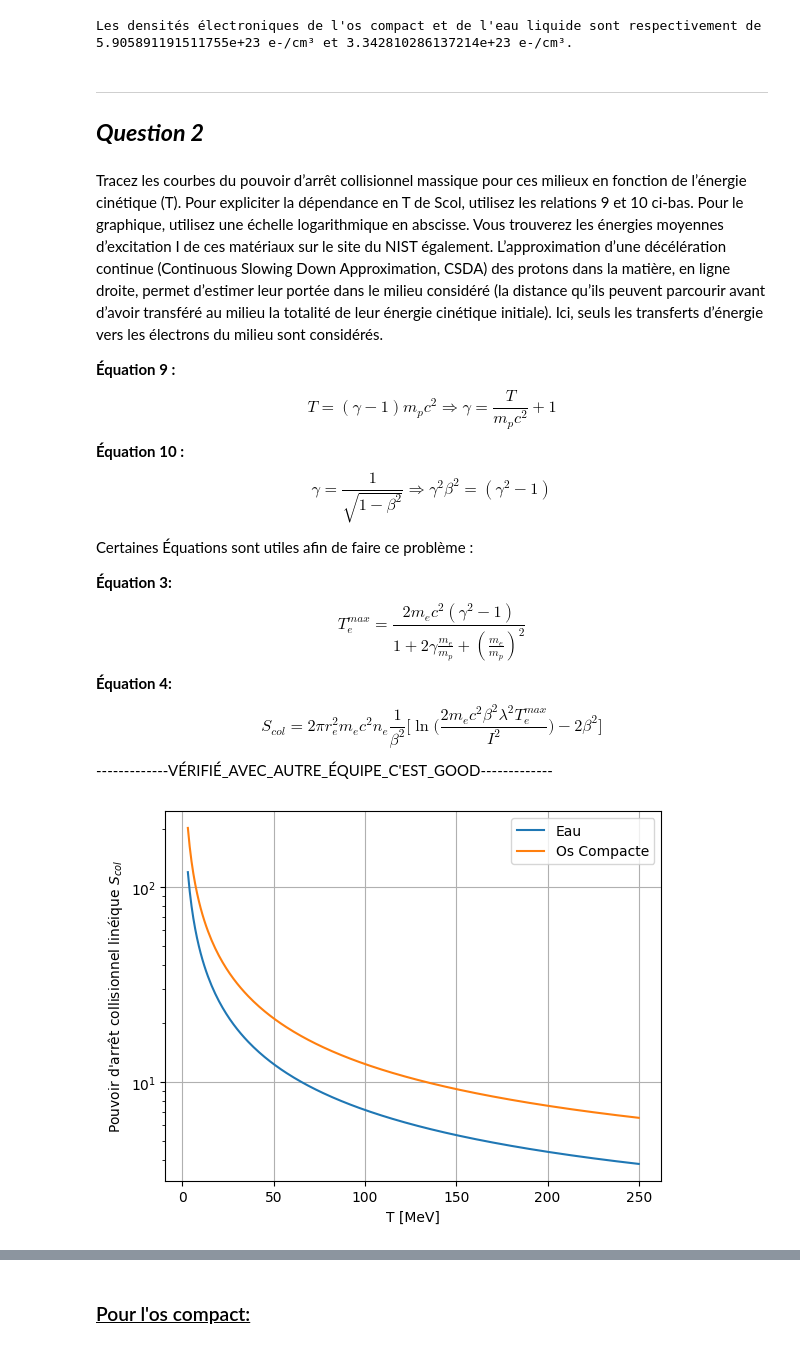
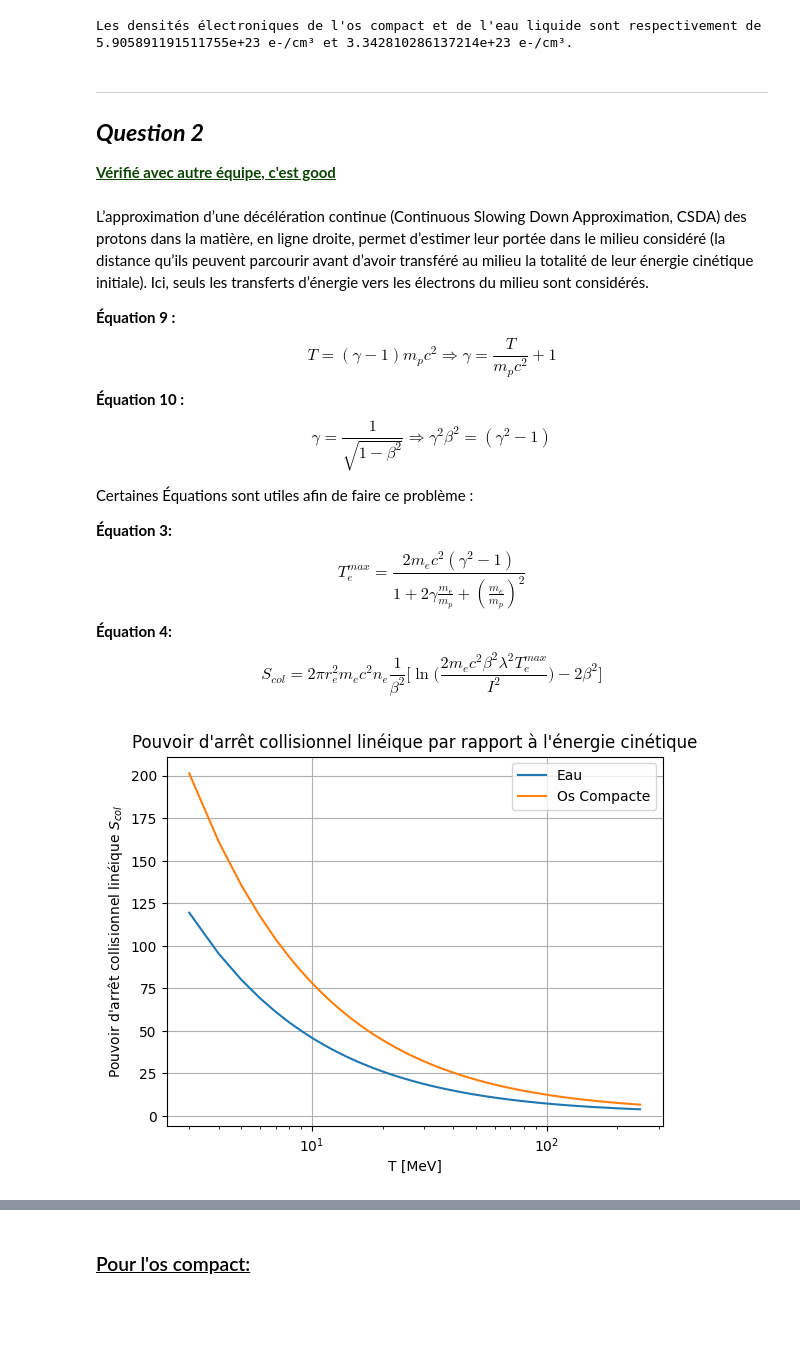
Before and after one commit to craqu/TP_PhysNum, a Jupyter notebook: TP1_AntoineVeillette_EmilePoirier_MichaelHudon.ipynb, the cells around one changed output, grey strips where cells are left out. Drawn from its saved outputs; the diff is of its cells as text; code cells hidden in the pictures; blank space fills up the shorter version.

```diff
--- a/TP1_AntoineVeillette_EmilePoirier_MichaelHudon.ipynb
+++ b/TP1_AntoineVeillette_EmilePoirier_MichaelHudon.ipynb
@@ -53,8 +52,9 @@ Les densités électroniques de l'os compact et de l'eau liquide sont respective
 <hr style="border-color:#D4D4D4">
 
 ## ***Question 2***
+**<span style="color:#0C4504"><ins>Vérifié avec autre équipe, c'est good</ins></span>**
 # %% [markdown]
-Tracez les courbes du pouvoir d’arrêt collisionnel massique pour ces milieux en fonction de l’énergie cinétique (T). Pour expliciter la dépendance en T de Scol, utilisez les relations 9 et 10 ci-bas. Pour le graphique, utilisez une échelle logarithmique en abscisse. Vous trouverez les énergies moyennes d’excitation I de ces matériaux sur le site du NIST également. L’approximation d’une décélération continue (Continuous Slowing Down Approximation, CSDA) des protons dans la matière, en ligne droite, permet d’estimer leur portée dans le milieu considéré (la distance qu’ils peuvent parcourir avant d’avoir transféré au milieu la totalité de leur énergie cinétique initiale). Ici, seuls les transferts d’énergie vers les électrons du milieu sont considérés.
+L’approximation d’une décélération continue (Continuous Slowing Down Approximation, CSDA) des protons dans la matière, en ligne droite, permet d’estimer leur portée dans le milieu considéré (la distance qu’ils peuvent parcourir avant d’avoir transféré au milieu la totalité de leur énergie cinétique initiale). Ici, seuls les transferts d’énergie vers les électrons du milieu sont considérés.
 
 **Équation 9 :**
 $$
@@ -76,7 +76,6 @@ $$
 $$
 S_{col} = 2\pi r_e^2 m_e c^2 n_e \frac{1}{\beta^2} \big[\ln\big(\frac{2 m_e c^2 \beta^2 \lambda^2 T_e^{max}}{I^2}\big) - 2 \beta^2\big]
 $$
--------------VÉRIFIÉ_AVEC_AUTRE_ÉQUIPE_C'EST_GOOD-------------
 # %%
 def gamma(T):   # Implémentation de l'équation 9.
     gamma = T/(m_p*c**2) + 1
@@ -90,35 +89,36 @@ def t_max(T):   # implémentation de l'équation 3.
     t_max = (2*m_e*c**2 * (gamma(T)**2 - 1))/(1 + 2*(m_e/m_p)*gamma(T) + (m_e/m_p)**2)
     return t_max
 
 def s_col(T, n_e, I_MeV):   # implémentation de l'équation 4.
     constant = 2 * np.pi * r_e**2 * m_e * c**2 * n_e
     s_col = constant * (1/beta(T)**2) * (np.log(2*m_e*c**2*beta(T)**2*t_max(T)/I_MeV**2) - 2*beta(T)**2)
     return s_col
 
 SCol_bone = partial(s_col, n_e=n_e_bone, I_MeV=I_bone)      # définition du pouvoir d'arrêt collisionnel pour l'os compact.
 
 SCol_water = partial(s_col, n_e=n_e_water, I_MeV=I_water)   # définition du pouvoir d'arrêt collisionnel pour l'eau liquide.
 
 T = np.linspace(3, 250, 248)
 S_col_water = SCol_water(T)     # Calcul du pouvoir d'arrêt collisionnel pour l'eau liquide.
 S_col_bone = SCol_bone(T)       # Calcul du pouvoir d'arrêt collisionnel pour l'os compact.
 
 #print(f"Kinetic energy T: {T}")
 #print(f"Stopping Power S_col_bone: {S_col_bone} MeV/cm")
 #print(f"Stopping Power S_col_water: {S_col_water} MeV/cm")
 def plotit(T, bone=S_col_bone, water=S_col_water):      # Mise en graphique des pouvoirs d'arrêts.
     plt.plot(T, water, label="Eau")  # Tracé normal (pas semi-log sur X)
     plt.plot(T, bone, label="Os Compacte")
+    plt.title("Pouvoir d'arrêt collisionnel linéique par rapport à l'énergie cinétique")  # Titre du graphique
     plt.xlabel("T [MeV]")
     plt.ylabel("Pouvoir d'arrêt collisionnel linéique $S_{col}$")
-    plt.yscale('log')  # Axe des y en échelle logarithmique
+    plt.xscale('log')  # Axe des y en échelle logarithmique
     plt.legend()
     plt.grid()
     plt.show()
 
 plotit(T)
 # %% [output]
-[figure, old version]
+[figure, new version]
 # %% [markdown]
 <hr style="border-color:#D4D4D4">
 <hr style="border-color:#D4D4D4">
```
Also changed, not shown: parts of 11 cells of this notebook.
